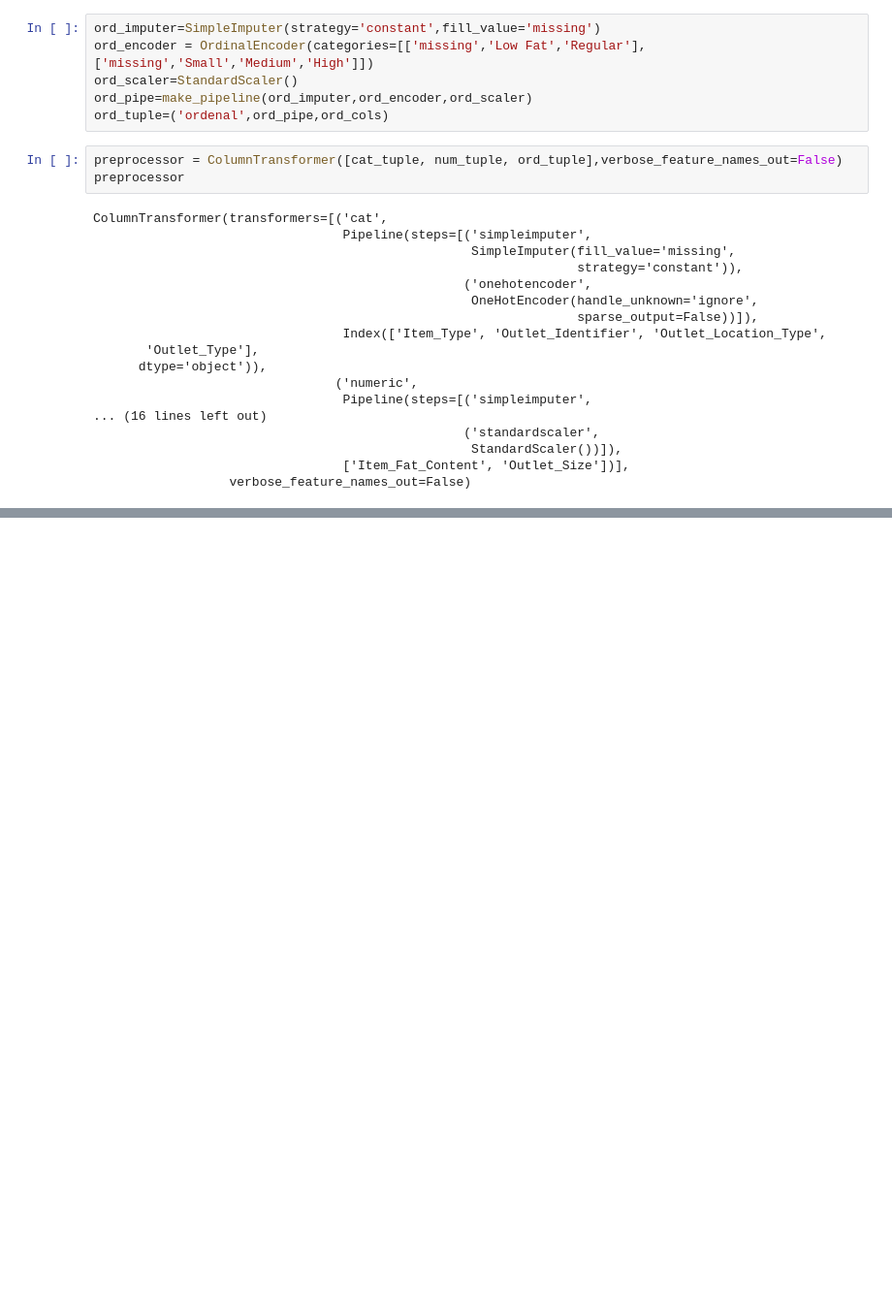
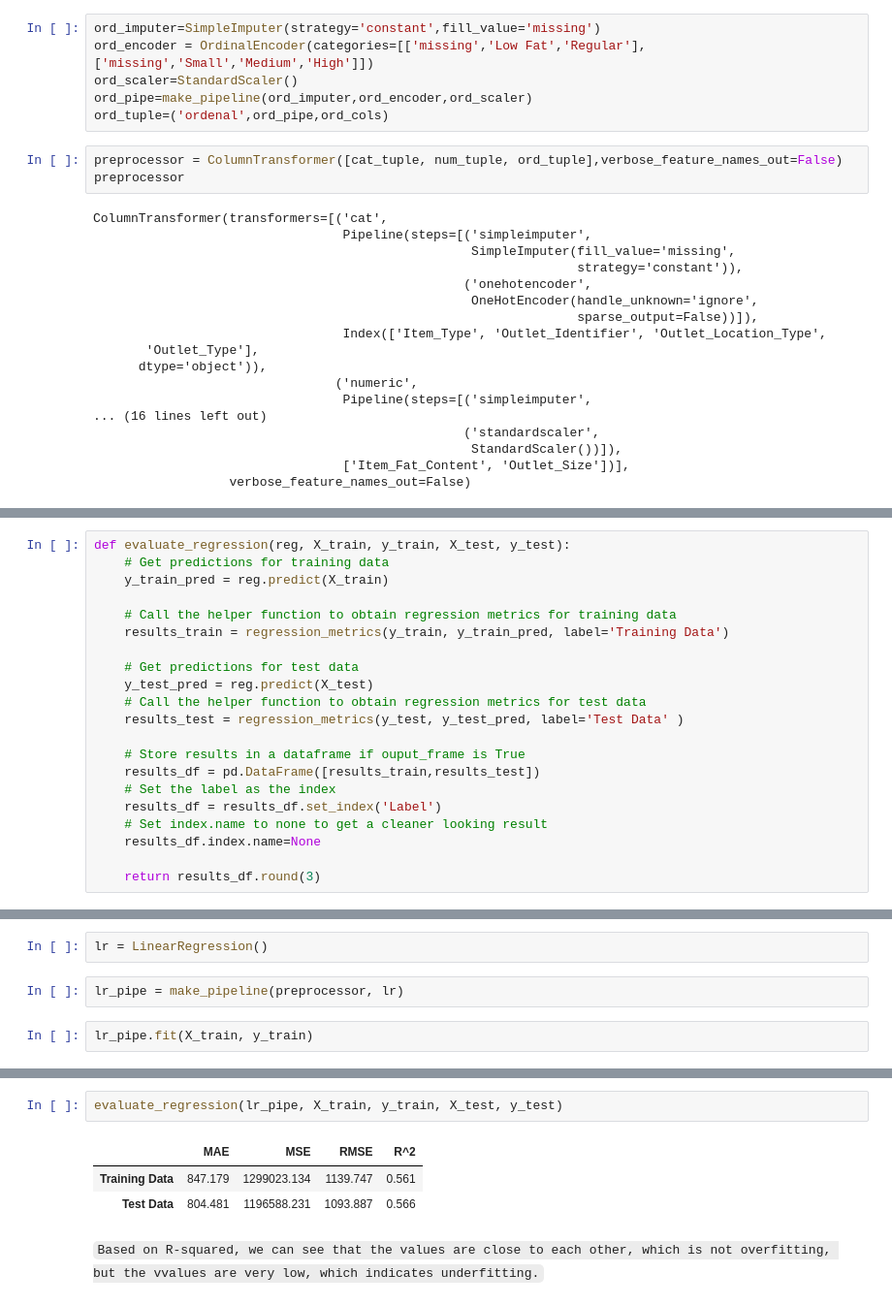
Before and after one commit to FoozBarakat/Prediction-of-Product-Sales, a Jupyter notebook: Prediction_of_Product_Sales.ipynb, the cells around one changed output, grey strips where cells are left out. Shown at 97% size. Saved outputs shown, nothing was run; the diff lists cells and outputs as text; blank space fills up the shorter version.

```diff
--- a/Prediction_of_Product_Sales.ipynb
+++ b/Prediction_of_Product_Sales.ipynb
@@ -1215,0 +1232,21 @@ ColumnTransformer(transformers=[('cat',
+# %%
+def evaluate_regression(reg, X_train, y_train, X_test, y_test):
+    # Get predictions for training data
+    y_train_pred = reg.predict(X_train)
+
+    # Call the helper function to obtain regression metrics for training data
+    results_train = regression_metrics(y_train, y_train_pred, label='Training Data')
+
+    # Get predictions for test data
+    y_test_pred = reg.predict(X_test)
+    # Call the helper function to obtain regression metrics for test data
+    results_test = regression_metrics(y_test, y_test_pred, label='Test Data' )
+
+    # Store results in a dataframe if ouput_frame is True
+    results_df = pd.DataFrame([results_train,results_test])
+    # Set the label as the index
+    results_df = results_df.set_index('Label')
+    # Set index.name to none to get a cleaner looking result
+    results_df.index.name=None
+
+    return results_df.round(3)
@@ -1215,0 +1261,6 @@ ColumnTransformer(transformers=[('cat',
+# %%
+lr = LinearRegression()
+# %%
+lr_pipe = make_pipeline(preprocessor, lr)
+# %%
+lr_pipe.fit(X_train, y_train)
@@ -1215,0 +1285,8 @@ ColumnTransformer(transformers=[('cat',
+# %%
+evaluate_regression(lr_pipe, X_train, y_train, X_test, y_test)
+# %% [output]
+|  | MAE | MSE | RMSE | R^2 |
+| Training Data | 847.179 | 1299023.134 | 1139.747 | 0.561 |
+| Test Data | 804.481 | 1196588.231 | 1093.887 | 0.566 |
+# %% [markdown]
+`Based on R-squared, we can see that the values are close to each other, which is not overfitting, but the vvalues are very low, which indicates underfitting.`
```
Also changed, not shown: parts of 30 cells of this notebook.
